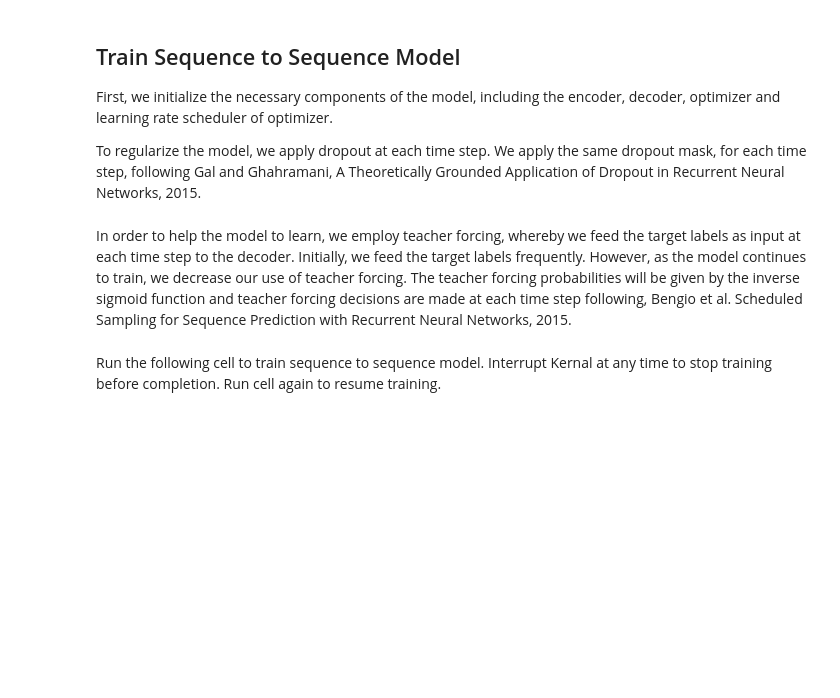
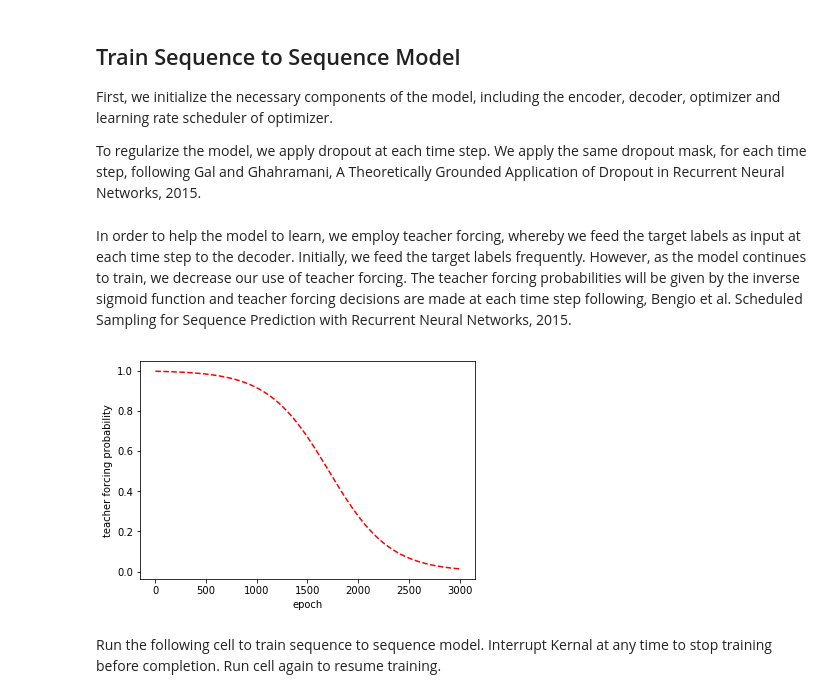
Before and after one commit to rhseqlhs/chatbot, a Jupyter notebook: chatbot.ipynb, the cells around one changed output. Saved outputs shown, nothing was run; the diff lists cells and outputs as text; code cells hidden in the pictures; blank space fills up the shorter version.

```diff
--- a/chatbot.ipynb
+++ b/chatbot.ipynb
@@ -284,26 +284,28 @@ DECODER_SAVE_PATH = path.join(MODEL_DIR, 'decoder.pth')
 In order to help the model to learn, we employ teacher forcing, whereby we feed the target labels as input at each time step to the decoder. Initially, we feed the target labels frequently. However, as the model continues to train, we decrease our use of teacher forcing. The teacher forcing probabilities will be given by the inverse sigmoid function and teacher forcing decisions are made at each time step following, Bengio et al. Scheduled Sampling for Sequence Prediction with
 Recurrent Neural Networks, 2015.
 # %%
-NEPOCH = 5000  # number of epochs
+NEPOCH = 3000  # number of epochs
 # k_val is the rate of convergence of teacher forcing probability to 0.
 # initially, choose high k_val, but on subsequent runs of training cell, choose low k_val
-k_val = 500
+k_val = 300
 
 # Set teacher forcing probabilities
 x_list = np.linspace(1, NEPOCH + 1, num=NEPOCH, dtype=np.int)
 tf_probs = np.zeros(NEPOCH)
 draws = torch.rand(NEPOCH, dataset.max_len)
 choices = torch.ByteTensor(NEPOCH, dataset.max_len)
 
 with ProcessPoolExecutor() as executer:
     for i in range(NEPOCH):
         tf_probs[i] = inv_sigm_eval(x_list[i], k_val)
         choices[i] = torch.le(draws[i], tf_probs[i])
 
 if USE_CUDA:
     choices = choices.cuda()
 
 plot(x_list, tf_probs, 'epoch', 'teacher forcing probability')
+# %% [output]
+[figure, added]
 # %% [markdown]
 Run the following cell to train sequence to sequence model.
 Interrupt Kernal at any time to stop training before completion.
```
Also changed, not shown: parts of 4 cells of this notebook.
